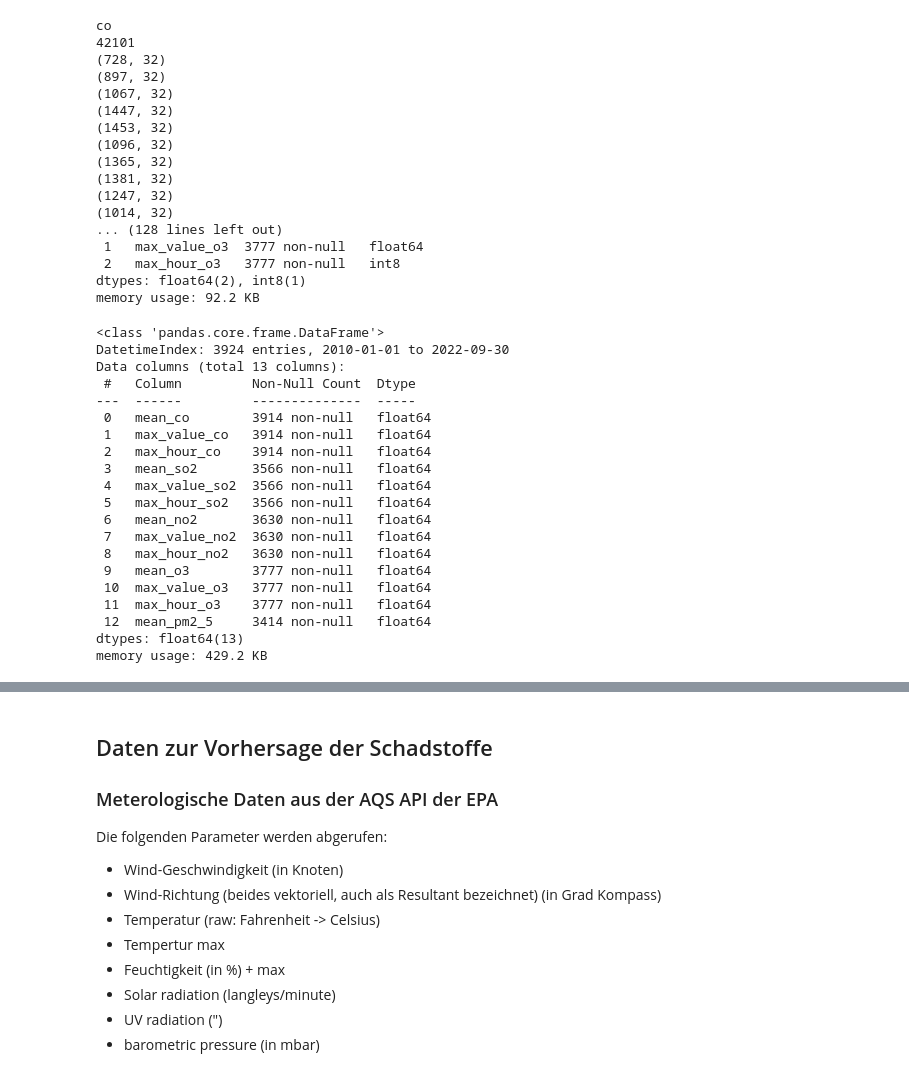
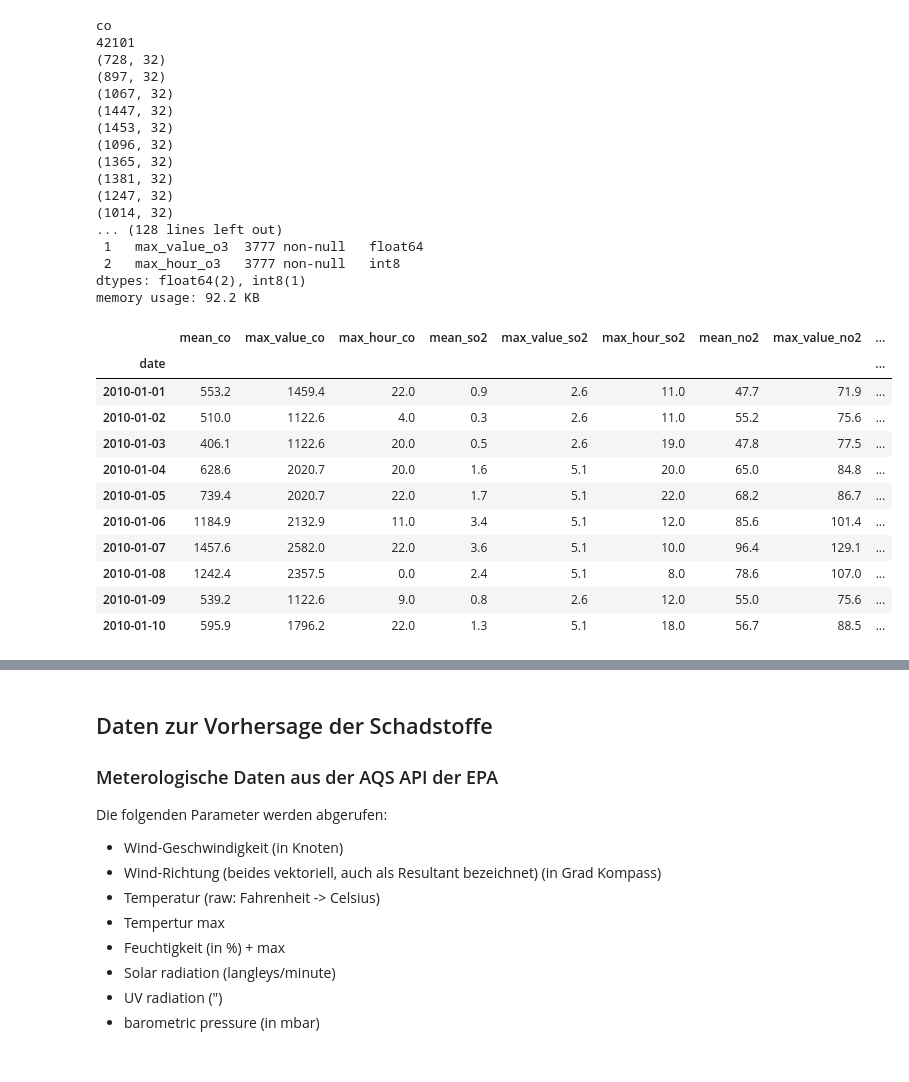
Before and after one commit to fxschmidt/AirPollution, a Jupyter notebook: Eigenes_Projekt/get_Data_AirPollution.ipynb, the cells around one changed output, grey strips where cells are left out. Drawn from its saved outputs; the diff is of its cells as text; code cells hidden in the pictures.

```diff
--- a/Eigenes_Projekt/get_Data_AirPollution.ipynb
+++ b/Eigenes_Projekt/get_Data_AirPollution.ipynb
@@ -277,31 +290,28 @@ co
  2   max_hour_o3   3777 non-null   int8
 dtypes: float64(2), int8(1)
 memory usage: 92.2 KB
-# %%
-'Fügt alle Werte zusammen'
-df_pollutant=pd.concat([*all_pollutants,df_pm2_5],axis=1)
-df_pollutant.info()
-# %% [output]
-<class 'pandas.core.frame.DataFrame'>
-DatetimeIndex: 3924 entries, 2010-01-01 to 2022-09-30
-Data columns (total 13 columns):
- #   Column         Non-Null Count  Dtype
----  ------         --------------  -----
- 0   mean_co        3914 non-null   float64
- 1   max_value_co   3914 non-null   float64
- 2   max_hour_co    3914 non-null   float64
- 3   mean_so2       3566 non-null   float64
- 4   max_value_so2  3566 non-null   float64
- 5   max_hour_so2   3566 non-null   float64
- 6   mean_no2       3630 non-null   float64
- 7   max_value_no2  3630 non-null   float64
- 8   max_hour_no2   3630 non-null   float64
- 9   mean_o3        3777 non-null   float64
- 10  max_value_o3   3777 non-null   float64
- 11  max_hour_o3    3777 non-null   float64
- 12  mean_pm2_5     3414 non-null   float64
-dtypes: float64(13)
-memory usage: 429.2 KB
+# %%
+'Fügt alle Werte zusammen'
+df_pollutant=pd.concat([*all_pollutants,df_pm2_5],axis=1)
+df_pollutant[["mean_co","max_value_co"]]= change_pollution_unit(df_pollutant[["mean_co","max_value_co"]],"ppm","co")
+df_pollutant[["mean_so2","max_value_so2"]]= change_pollution_unit(df_pollutant[["mean_so2","max_value_so2"]],"ppb","so2")
+df_pollutant[["mean_no2","max_value_no2"]]= change_pollution_unit(df_pollutant[["mean_no2","max_value_no2"]],"ppb","no2")
+df_pollutant[["mean_o3","max_value_o3"]]= change_pollution_unit(df_pollutant[["mean_o3","max_value_o3"]],"ppm","o3")
+df_pollutant = df_pollutant.round(1)
+df_pollutant.head(10)
+# %% [output]
+|  | mean_co | max_value_co | max_hour_co | mean_so2 | max_value_so2 | max_hour_so2 | mean_no2 | max_value_no2 | ... |
+| date |  |  |  |  |  |  |  |  | ... |
+| 2010-01-01 | 553.2 | 1459.4 | 22.0 | 0.9 | 2.6 | 11.0 | 47.7 | 71.9 | ... |
+| 2010-01-02 | 510.0 | 1122.6 | 4.0 | 0.3 | 2.6 | 11.0 | 55.2 | 75.6 | ... |
+| 2010-01-03 | 406.1 | 1122.6 | 20.0 | 0.5 | 2.6 | 19.0 | 47.8 | 77.5 | ... |
+| 2010-01-04 | 628.6 | 2020.7 | 20.0 | 1.6 | 5.1 | 20.0 | 65.0 | 84.8 | ... |
+| 2010-01-05 | 739.4 | 2020.7 | 22.0 | 1.7 | 5.1 | 22.0 | 68.2 | 86.7 | ... |
+| 2010-01-06 | 1184.9 | 2132.9 | 11.0 | 3.4 | 5.1 | 12.0 | 85.6 | 101.4 | ... |
+| 2010-01-07 | 1457.6 | 2582.0 | 22.0 | 3.6 | 5.1 | 10.0 | 96.4 | 129.1 | ... |
+| 2010-01-08 | 1242.4 | 2357.5 | 0.0 | 2.4 | 5.1 | 8.0 | 78.6 | 107.0 | ... |
+| 2010-01-09 | 539.2 | 1122.6 | 9.0 | 0.8 | 2.6 | 12.0 | 55.0 | 75.6 | ... |
+| 2010-01-10 | 595.9 | 1796.2 | 22.0 | 1.3 | 5.1 | 18.0 | 56.7 | 88.5 | ... |
 # %%
 # add the aqi column
 df_aqi=df_pollutant.apply(func=calc_aqi,axis=1,result_type="expand")
```
Also changed, not shown: parts of 6 cells of this notebook, 8 other files.
